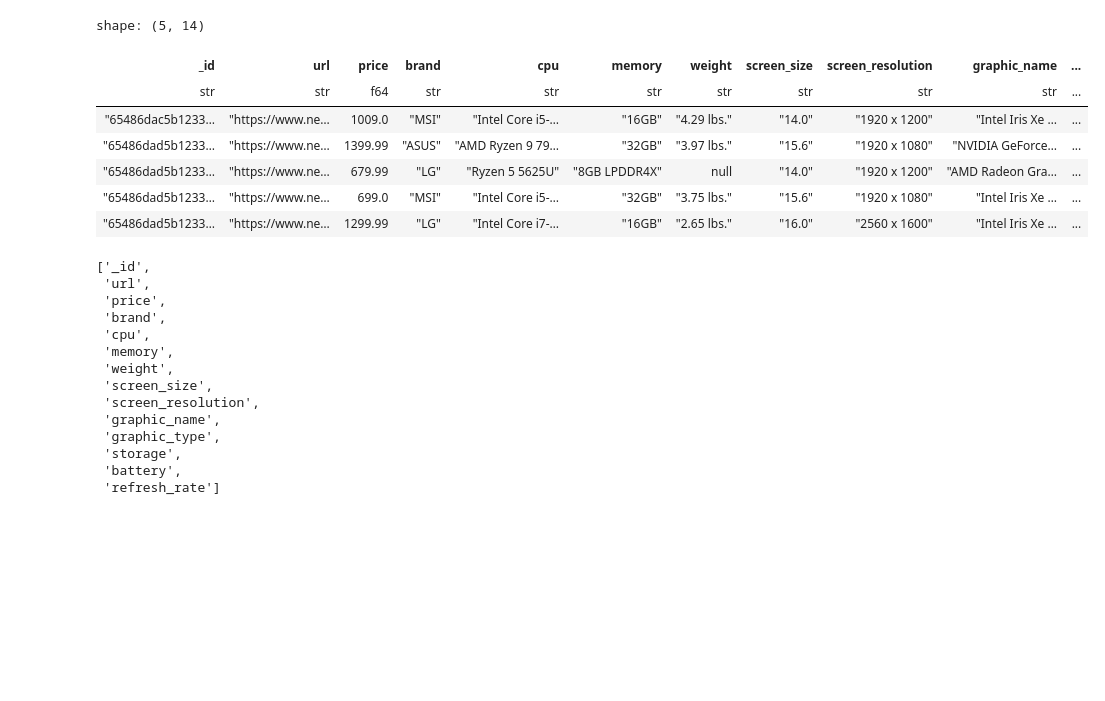
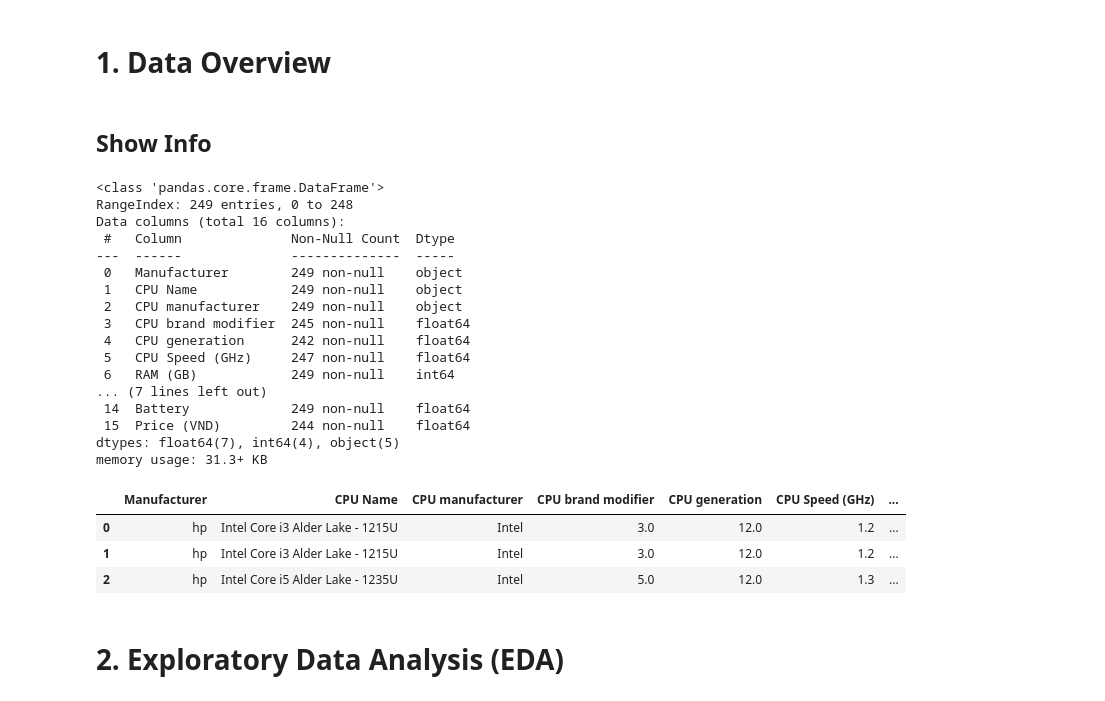
Before and after one commit to cristiano2003/laptop-price-prediction, a Jupyter notebook: notebook/EDA.ipynb, the cells around one changed output. Drawn from its saved outputs; the diff is of its cells as text; code cells hidden in the pictures; blank space fills up the shorter version.

```diff
--- a/notebook/EDA.ipynb
+++ b/notebook/EDA.ipynb
@@ -9,30 +24,35 @@ import numpy as np
+# %% [markdown]
+# 1. Data Overview
 # %%
-data = pl.read_csv("data/data_9.csv")
+data = pd.read_csv("./data/tgdd.csv")
+# %% [markdown]
+## Show Info
+# %%
+data.info()
+# %% [output]
+<class 'pandas.core.frame.DataFrame'>
+RangeIndex: 249 entries, 0 to 248
+Data columns (total 16 columns):
+ #   Column              Non-Null Count  Dtype
+---  ------              --------------  -----
+ 0   Manufacturer        249 non-null    object
+ 1   CPU Name            249 non-null    object
+ 2   CPU manufacturer    249 non-null    object
+ 3   CPU brand modifier  245 non-null    float64
+ 4   CPU generation      242 non-null    float64
+ 5   CPU Speed (GHz)     247 non-null    float64
+ 6   RAM (GB)            249 non-null    int64
+... (7 lines left out)
+ 14  Battery             249 non-null    float64
+ 15  Price (VND)         244 non-null    float64
+dtypes: float64(7), int64(4), object(5)
+memory usage: 31.3+ KB
 # %%
-data.head()
+data.head(3)
 # %% [output]
-shape: (5, 14)
-| _id | url | price | brand | cpu | memory | weight | screen_size | screen_resolution | graphic_name | ... |
-| str | str | f64 | str | str | str | str | str | str | str | ... |
-| "65486dac5b1233… | "https://www.ne… | 1009.0 | "MSI" | "Intel Core i5-… | "16GB" | "4.29 lbs." | "14.0" | "1920 x 1200" | "Intel Iris Xe … | ... |
-| "65486dad5b1233… | "https://www.ne… | 1399.99 | "ASUS" | "AMD Ryzen 9 79… | "32GB" | "3.97 lbs." | "15.6" | "1920 x 1080" | "NVIDIA GeForce… | ... |
-| "65486dad5b1233… | "https://www.ne… | 679.99 | "LG" | "Ryzen 5 5625U" | "8GB LPDDR4X" | null | "14.0" | "1920 x 1200" | "AMD Radeon Gra… | ... |
-| "65486dad5b1233… | "https://www.ne… | 699.0 | "MSI" | "Intel Core i5-… | "32GB" | "3.75 lbs." | "15.6" | "1920 x 1080" | "Intel Iris Xe … | ... |
-| "65486dad5b1233… | "https://www.ne… | 1299.99 | "LG" | "Intel Core i7-… | "16GB" | "2.65 lbs." | "16.0" | "2560 x 1600" | "Intel Iris Xe … | ... |
+|  | Manufacturer | CPU Name | CPU manufacturer | CPU brand modifier | CPU generation | CPU Speed (GHz) | ... |
+| 0 | hp | Intel Core i3 Alder Lake - 1215U | Intel | 3.0 | 12.0 | 1.2 | ... |
+| 1 | hp | Intel Core i3 Alder Lake - 1215U | Intel | 3.0 | 12.0 | 1.2 | ... |
+| 2 | hp | Intel Core i5 Alder Lake - 1235U | Intel | 5.0 | 12.0 | 1.3 | ... |
-# %%
-data.columns
-# %% [output]
-['_id',
- 'url',
- 'price',
- 'brand',
- 'cpu',
- 'memory',
- 'weight',
- 'screen_size',
- 'screen_resolution',
- 'graphic_name',
- 'graphic_type',
- 'storage',
- 'battery',
- 'refresh_rate']
+# %% [markdown]
+# 2. Exploratory Data Analysis (EDA)
```
Also changed, not shown: parts of 42 cells of this notebook, 6 other files.
